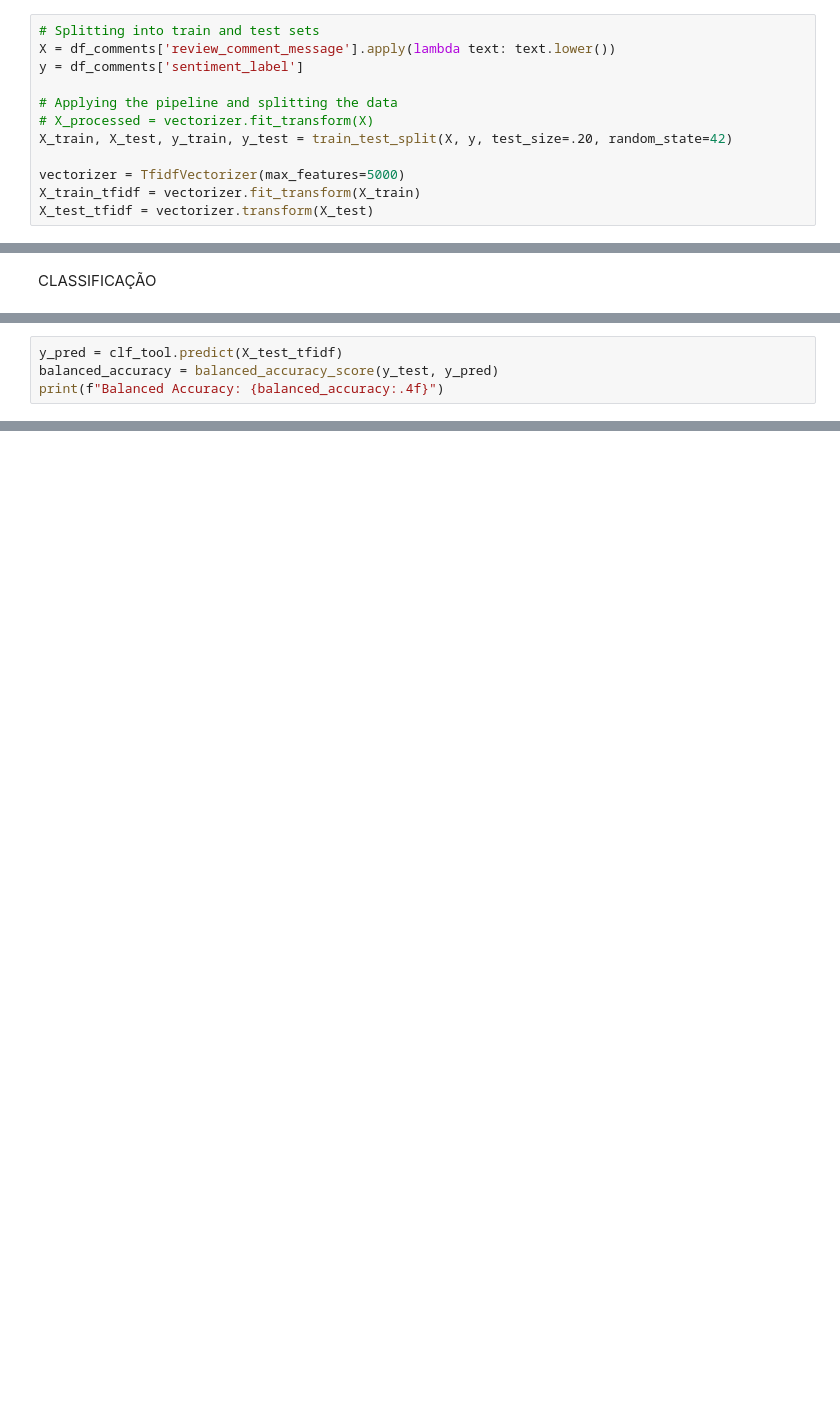
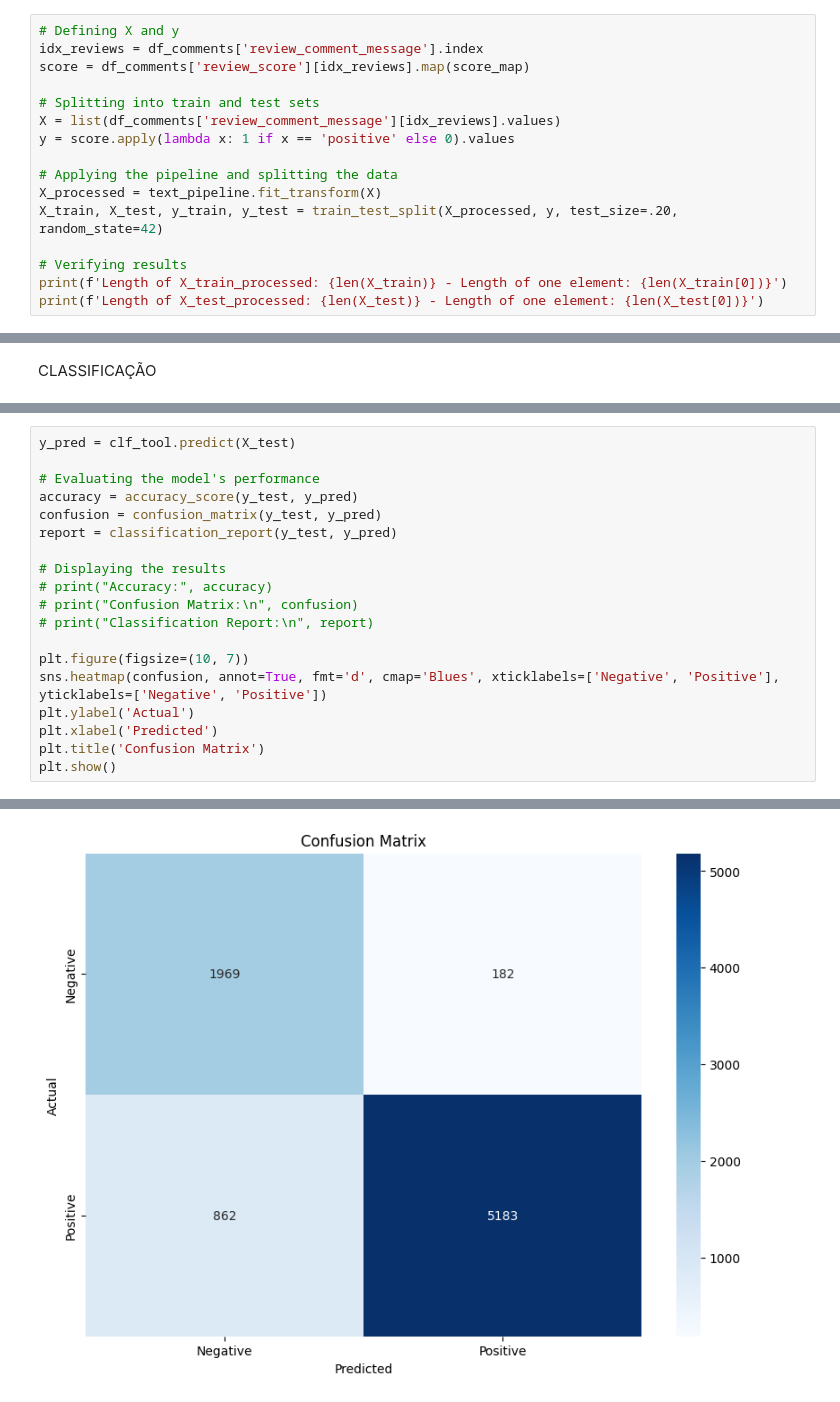
Before and after one commit to GabrielYamashita/IntermediateExamNLP, a Jupyter notebook: main.ipynb, the cells around one changed output, grey strips where cells are left out. Drawn from its saved outputs; the diff is of its cells as text; blank space fills up the shorter version.

```diff
--- a/main.ipynb
+++ b/main.ipynb
@@ -213,14 +336,18 @@ df_comments.head()
 | 12 | 4 | Mas um pouco ,travando...pelo val... | positive |
 | 15 | 5 | Vendedor confiável, produto ok e ... | positive |
 # %%
+# Defining X and y
+idx_reviews = df_comments['review_comment_message'].index
+score = df_comments['review_score'][idx_reviews].map(score_map)
+
 # Splitting into train and test sets
-X = df_comments['review_comment_message'].apply(lambda text: text.lower())
-y = df_comments['sentiment_label']
+X = list(df_comments['review_comment_message'][idx_reviews].values)
+y = score.apply(lambda x: 1 if x == 'positive' else 0).values
 
 # Applying the pipeline and splitting the data
-# X_processed = vectorizer.fit_transform(X)
-X_train, X_test, y_train, y_test = train_test_split(X, y, test_size=.20, random_state=42)
+X_processed = text_pipeline.fit_transform(X)
+X_train, X_test, y_train, y_test = train_test_split(X_processed, y, test_size=.20, random_state=42)
 
-vectorizer = TfidfVectorizer(max_features=5000)
-X_train_tfidf = vectorizer.fit_transform(X_train)
-X_test_tfidf = vectorizer.transform(X_test)
+# Verifying results
+print(f'Length of X_train_processed: {len(X_train)} - Length of one element: {len(X_train[0])}')
+print(f'Length of X_test_processed: {len(X_test)} - Length of one element: {len(X_test[0])}')
@@ -241,4 +372,20 @@ ValueError: could not convert string to float: 'entrega rapida atendimento marav
 # %%
-y_pred = clf_tool.predict(X_test_tfidf)
-balanced_accuracy = balanced_accuracy_score(y_test, y_pred)
-print(f"Balanced Accuracy: {balanced_accuracy:.4f}")
+y_pred = clf_tool.predict(X_test)
+
+# Evaluating the model's performance
+accuracy = accuracy_score(y_test, y_pred)
+confusion = confusion_matrix(y_test, y_pred)
+report = classification_report(y_test, y_pred)
+
+# Displaying the results
+# print("Accuracy:", accuracy)
+# print("Confusion Matrix:\n", confusion)
+# print("Classification Report:\n", report)
+
+plt.figure(figsize=(10, 7))
+sns.heatmap(confusion, annot=True, fmt='d', cmap='Blues', xticklabels=['Negative', 'Positive'], yticklabels=['Negative', 'Positive'])
+plt.ylabel('Actual')
+plt.xlabel('Predicted')
+plt.title('Confusion Matrix')
+plt.show()
+# %% [output]
@@ -244,0 +405 @@ print(f"Balanced Accuracy: {balanced_accuracy:.4f}")
+[figure, added]
```
Also changed, not shown: parts of 9 cells of this notebook, 1 other file.
